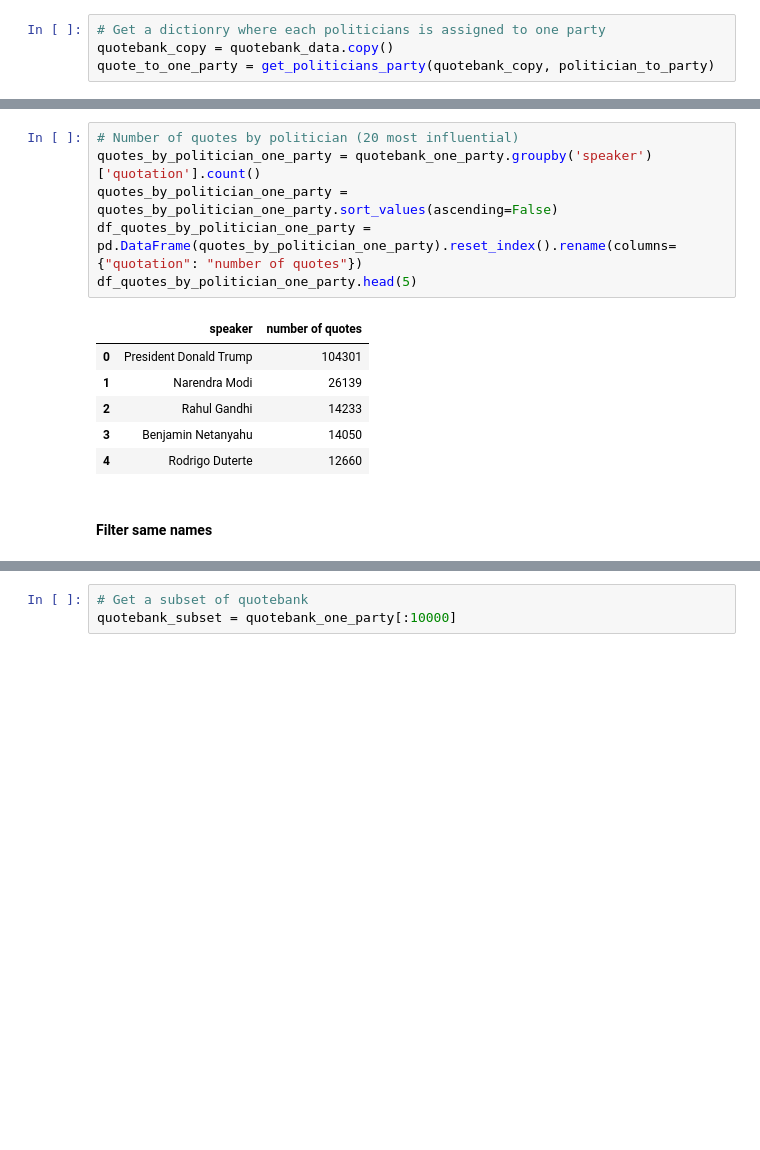
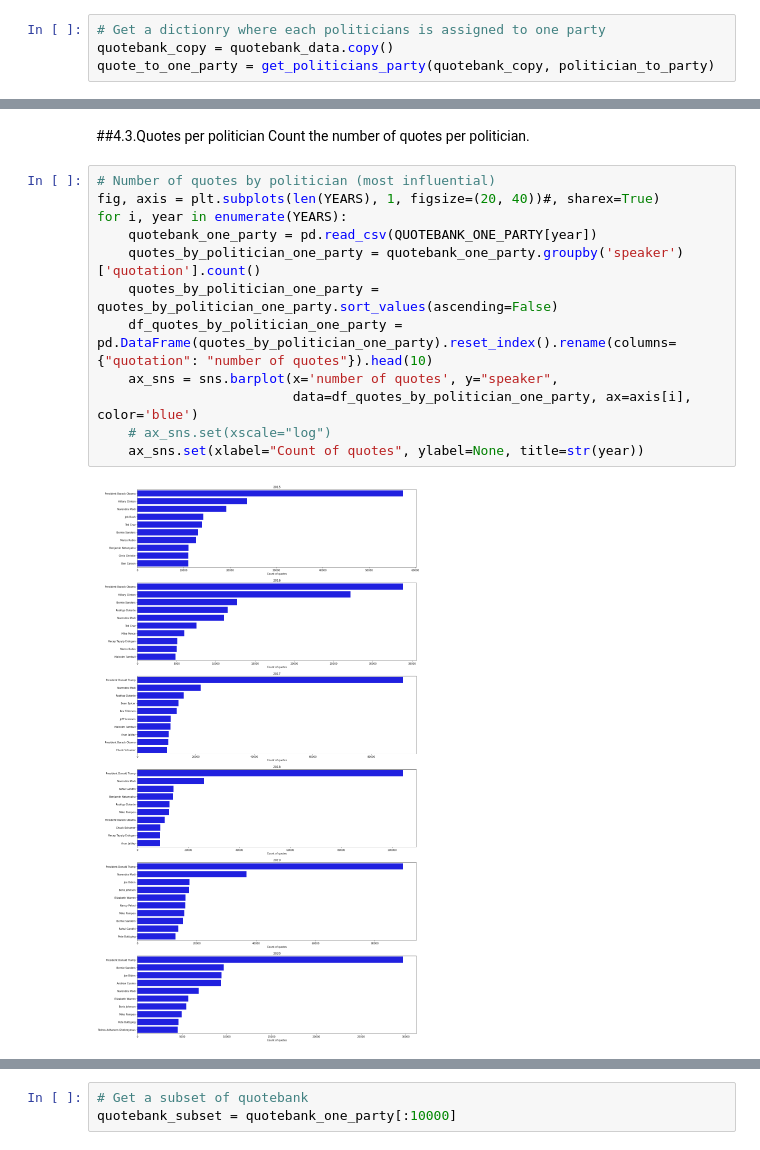
Before and after one commit to epfl-ada/ada-2021-project-acmu, a Jupyter notebook: project_notebook.ipynb, the cells around one changed output, grey strips where cells are left out. Cells and saved outputs as stored; diff of their text form; blank space fills up the shorter version.

```diff
--- a/project_notebook.ipynb
+++ b/project_notebook.ipynb
@@ -918,15 +892,17 @@ df_sorted_parties_quotes_one_party_nr.head(3)
+# %% [markdown]
+##4.3.Quotes per politician
+Count the number of quotes per politician.
 # %%
-# Number of quotes by politician (20 most influential)
-quotes_by_politician_one_party = quotebank_one_party.groupby('speaker')['quotation'].count()
-quotes_by_politician_one_party = quotes_by_politician_one_party.sort_values(ascending=False)
-df_quotes_by_politician_one_party = pd.DataFrame(quotes_by_politician_one_party).reset_index().rename(columns={"quotation": "number of quotes"})
-df_quotes_by_politician_one_party.head(5)
+# Number of quotes by politician (most influential)
+fig, axis = plt.subplots(len(YEARS), 1, figsize=(20, 40))#, sharex=True)
+for i, year in enumerate(YEARS):
+    quotebank_one_party = pd.read_csv(QUOTEBANK_ONE_PARTY[year])
+    quotes_by_politician_one_party = quotebank_one_party.groupby('speaker')['quotation'].count()
+    quotes_by_politician_one_party = quotes_by_politician_one_party.sort_values(ascending=False)
+    df_quotes_by_politician_one_party = pd.DataFrame(quotes_by_politician_one_party).reset_index().rename(columns={"quotation": "number of quotes"}).head(10)
+    ax_sns = sns.barplot(x='number of quotes', y="speaker",
+                         data=df_quotes_by_politician_one_party, ax=axis[i], color='blue')
+    # ax_sns.set(xscale="log")
+    ax_sns.set(xlabel="Count of quotes", ylabel=None, title=str(year))
 # %% [output]
-|  | speaker | number of quotes |
-| 0 | President Donald Trump | 104301 |
-| 1 | Narendra Modi | 26139 |
-| 2 | Rahul Gandhi | 14233 |
-| 3 | Benjamin Netanyahu | 14050 |
-| 4 | Rodrigo Duterte | 12660 |
+[figure, added]
-# %% [markdown]
-#### Filter same names
```
Also changed, not shown: parts of 116 cells of this notebook, 3 other files.
